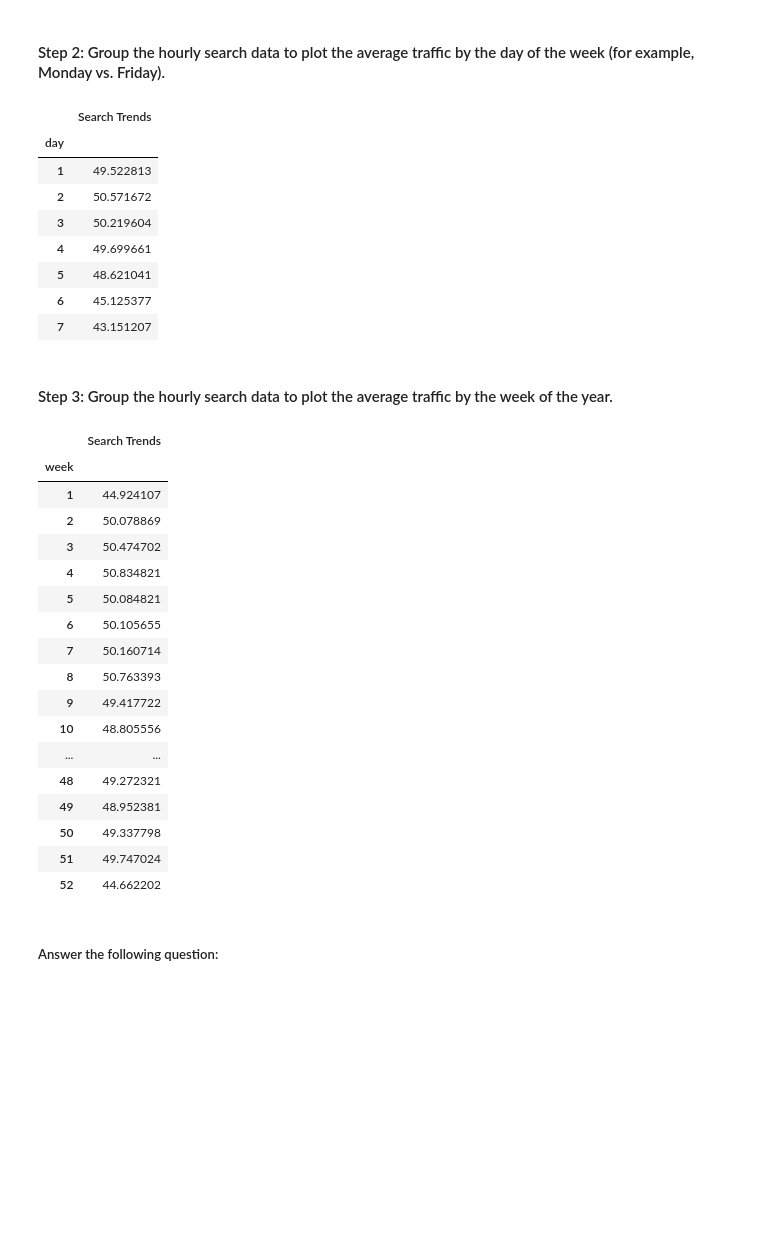
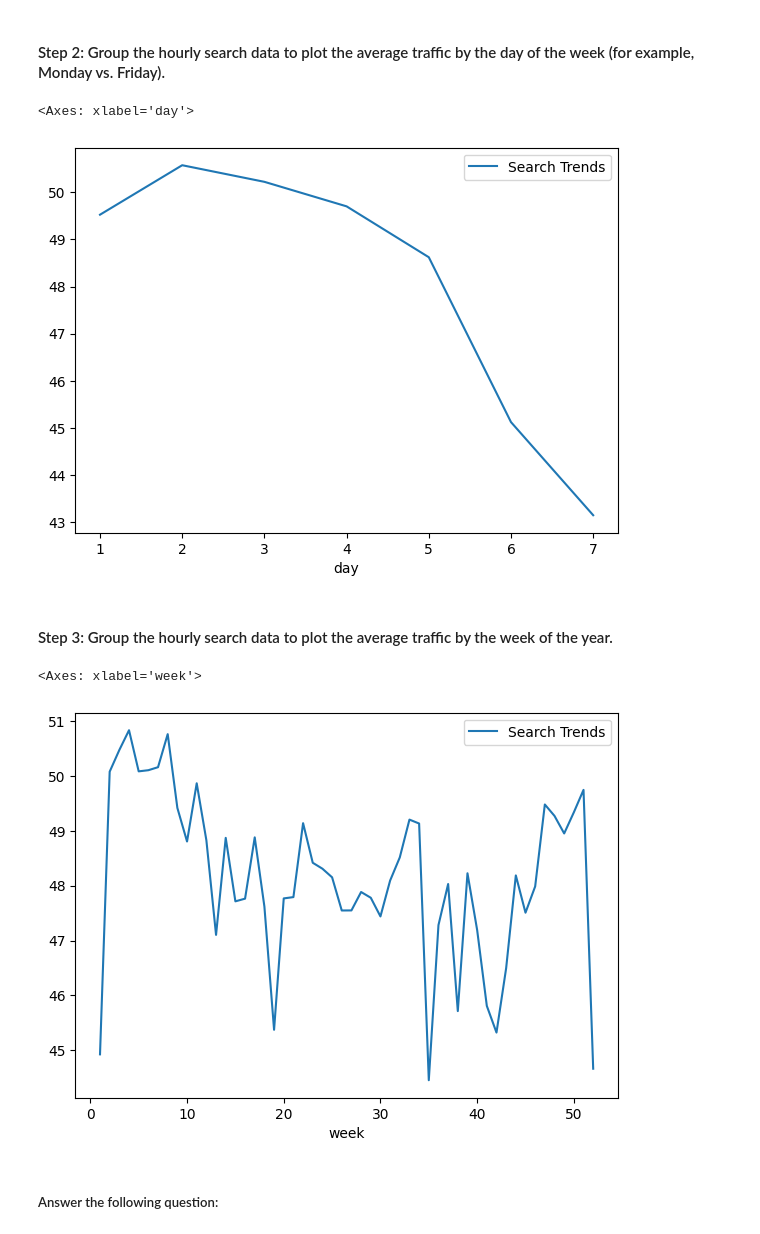
Before and after one commit to edoucet-AI/phophet-challenge, a Jupyter notebook: forecasting_net_prophet.ipynb, the cells around one changed output. Cells and saved outputs as stored; diff of their text form; code cells hidden in the pictures; blank space fills up the shorter version.

```diff
--- a/forecasting_net_prophet.ipynb
+++ b/forecasting_net_prophet.ipynb
@@ -206,19 +191,13 @@ traffic_by_hour
 # %%
 # Group the hourly search data to plot the average traffic by the day of week, using `df.index.isocalendar().day`.
 traffic_by_day = df_mercado_trends.groupby(by=df_mercado_trends.index.isocalendar().day).mean()
 
 # View the result
 traffic_by_day
+traffic_by_day.plot(figsize=(7, 5))
 # %% [output]
-|  | Search Trends |
-| day |  |
-| 1 | 49.522813 |
-| 2 | 50.571672 |
-| 3 | 50.219604 |
-| 4 | 49.699661 |
-| 5 | 48.621041 |
-| 6 | 45.125377 |
-| 7 | 43.151207 |
+<Axes: xlabel='day'>
+[figure, added]
 # %% [markdown]
 #### Step 3: Group the hourly search data to plot the average traffic by the week of the year.
 # %%
@@ -227,25 +206,10 @@ traffic_by_week = df_mercado_trends.groupby(by=df_mercado_trends.index.isocalend
 
 # View the result
 traffic_by_week
+traffic_by_week.plot(figsize=(7, 5))
 # %% [output]
-|  | Search Trends |
-| week |  |
-| 1 | 44.924107 |
-| 2 | 50.078869 |
-| 3 | 50.474702 |
-| 4 | 50.834821 |
-| 5 | 50.084821 |
-| 6 | 50.105655 |
-| 7 | 50.160714 |
-| 8 | 50.763393 |
-| 9 | 49.417722 |
-| 10 | 48.805556 |
-| ... | ... |
-| 48 | 49.272321 |
-| 49 | 48.952381 |
-| 50 | 49.337798 |
-| 51 | 49.747024 |
-| 52 | 44.662202 |
+<Axes: xlabel='week'>
+[figure, added]
 # %% [markdown]
 ##### Answer the following question:
 # %% [markdown]
```
Also changed, not shown: parts of 1 cell of this notebook.
